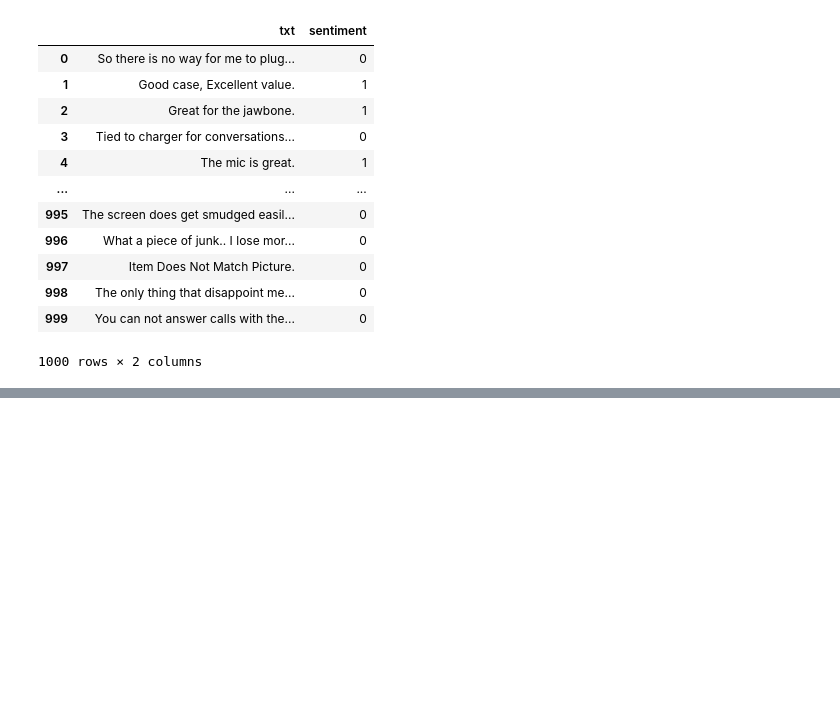
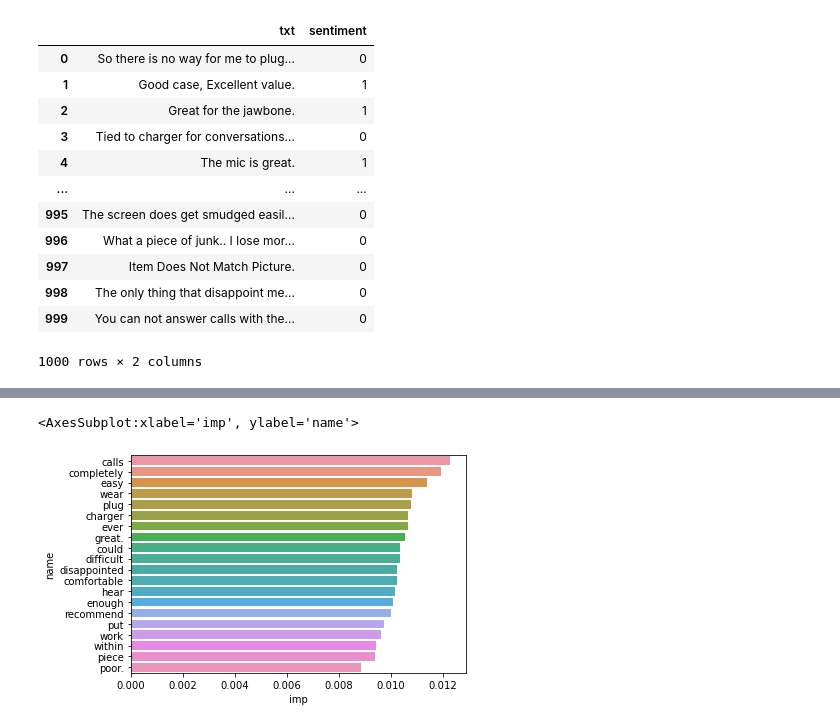
Before and after one commit to yairhoresh/Afeka, a Jupyter notebook: class_exercise_tfidf_simple_classifier.ipynb, the cells around one changed output, grey strips where cells are left out. Drawn from its saved outputs; the diff is of its cells as text; code cells hidden in the pictures; blank space fills up the shorter version.

```diff
--- a/class_exercise_tfidf_simple_classifier.ipynb
+++ b/class_exercise_tfidf_simple_classifier.ipynb
@@ -32,0 +222,5 @@ df
+# %%
+sb.barplot(x=feature_imp.imp[20:40], y=feature_imp.name[20:40])
+# %% [output]
+<AxesSubplot:xlabel='imp', ylabel='name'>
+[figure, added]
```
Also changed, not shown: parts of 23 cells of this notebook.
